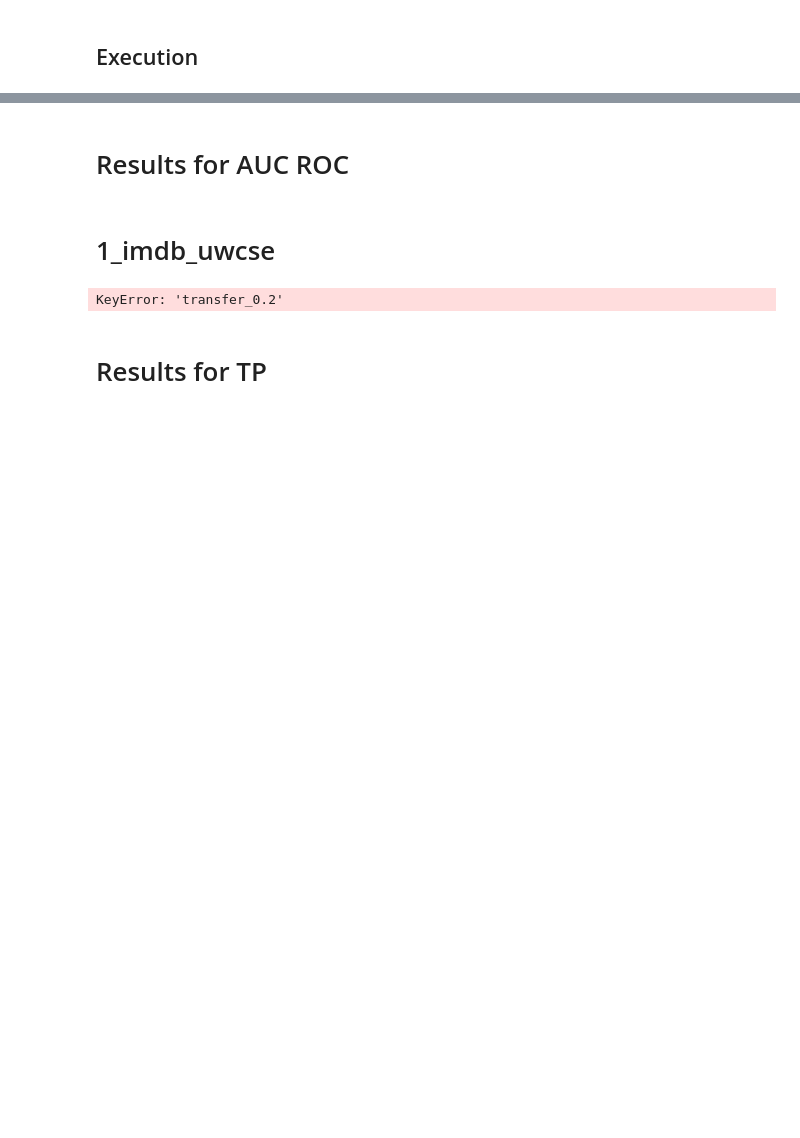
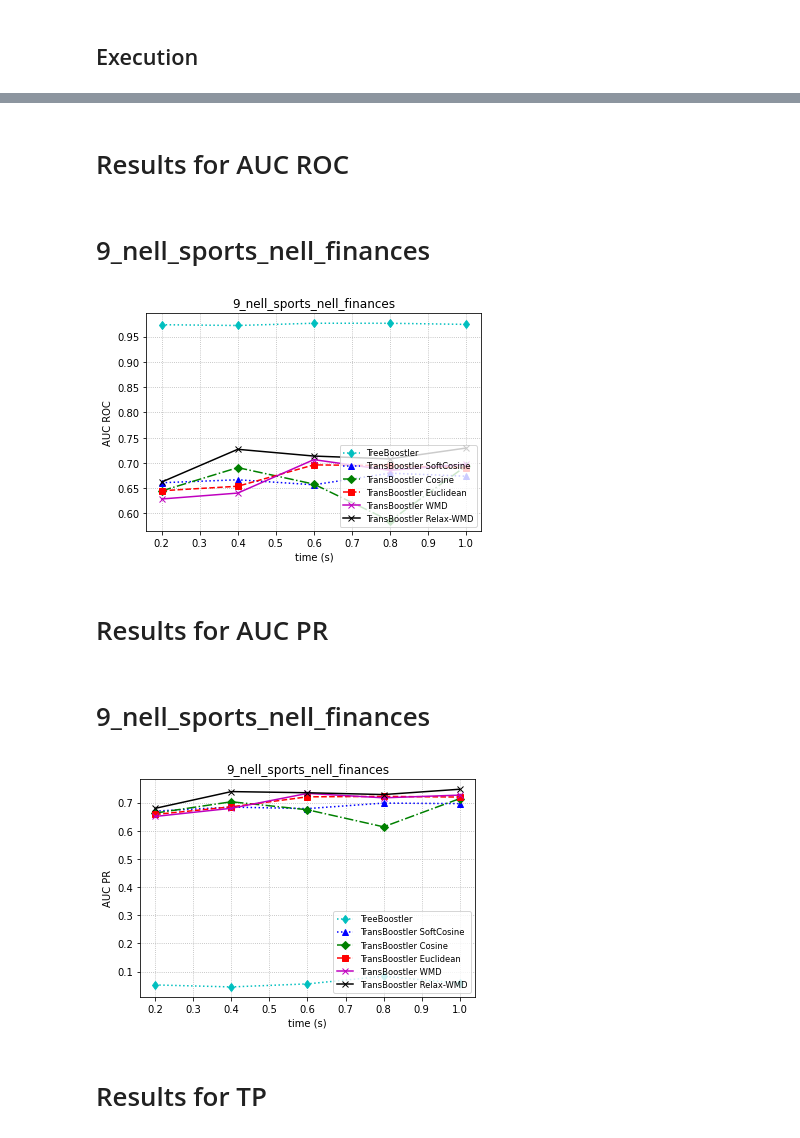
Before and after one commit to MeLLL-UFF/TransBoostler, a Jupyter notebook: results_curve.ipynb, the cells around one changed output, grey strips where cells are left out. Saved outputs shown, nothing was run; the diff lists cells and outputs as text; code cells hidden in the pictures; blank space fills up the shorter version.

```diff
--- a/results_curve.ipynb
+++ b/results_curve.ipynb
@@ -133,7 +117,7 @@ for metric in ['AUC ROC', 'AUC PR']:
             euclidean = []
             wmd = []
             relax_wmd = []
-            rdn_p = []
+            tree = []
             rdn_b_p = []
             for amount in [0.2, 0.4, 0.6, 0.8, 1.0]:
                 mapping_time = ''
@@ -145,36 +129,44 @@ for metric in ['AUC ROC', 'AUC PR']:
                 transfer_wmd = np.array(data[dataset]['wmd'][str(amount)][metric])
                 transfer_relax_wmd = np.array(data[dataset]['relax-wmd'][str(amount)][metric])
 
+                tree.append(treeboostler.mean())
                 softcosine.append(transfer_softcosine.mean())
                 cosine.append(transfer_cosine.mean())
                 euclidean.append(transfer_euclidean.mean())
                 wmd.append(transfer_wmd.mean())
                 relax_wmd.append(transfer_relax_wmd.mean())
                 #rdn_p.append(scratch_rdn.mean())
 
             #print('TransBoostler SoftCosine %s' % transfer_softcosine)
             #print('TransBoostler Cosine %s' % transfer_cosine)
             #print('TransBoostler Euclidean %s' % transfer_euclidean)
             #print('TransBoostler WMD %s' % transfer_wmd)
             #print('TransBoostler Relax WMD %s' % transfer_relax_wmd)
             t = [0.2, 0.4, 0.6, 0.8, 1.0]
             fig, ax = plt.subplots()
+            ax.plot(t, tree, 'd-', linestyle='dotted', color='c', label='TreeBoostler')
             ax.plot(t, softcosine, '^-', linestyle=':', color='b', label='TransBoostler SoftCosine')
             ax.plot(t, cosine, 'D-', linestyle='-.', color='g', label='TransBoostler Cosine')
             ax.plot(t, euclidean, 's-', linestyle='--', color='r', label='TransBoostler Euclidean')
             ax.plot(t, wmd, 'x-', linestyle='-', color='m', label='TransBoostler WMD')
             ax.plot(t, relax_wmd, 'x-', linestyle='-', color='k', label='TransBoostler Relax-WMD')
 
             ax.set(xlabel='time (s)', ylabel=metric,
                    title=dataset)
             ax.grid(linestyle = ':')
             ax.legend(loc='lower right', fontsize='small', frameon=True)
             plt.show()
-            fig.savefig("{}_{}.pdf".format(dataset, metric), bbox_inches='tight')
+
+            if not os.path.exists('plots'):
+                os.makedirs('plots')
+            fig.savefig("plots/{}_{}.pdf".format(dataset, metric), bbox_inches='tight')
 # %% [output]
 # Results for AUC ROC
-# 1_imdb_uwcse
+# 9_nell_sports_nell_finances
-KeyError: 'transfer_0.2'
+[figure, added]
+# Results for AUC PR
+# 9_nell_sports_nell_finances
+[figure, added]
 # %%
 for metric in ['TP', 'TN', 'FP', 'FN']:
     display(Markdown('# Results for ' + metric))
```
Also changed, not shown: parts of 3 cells of this notebook.
